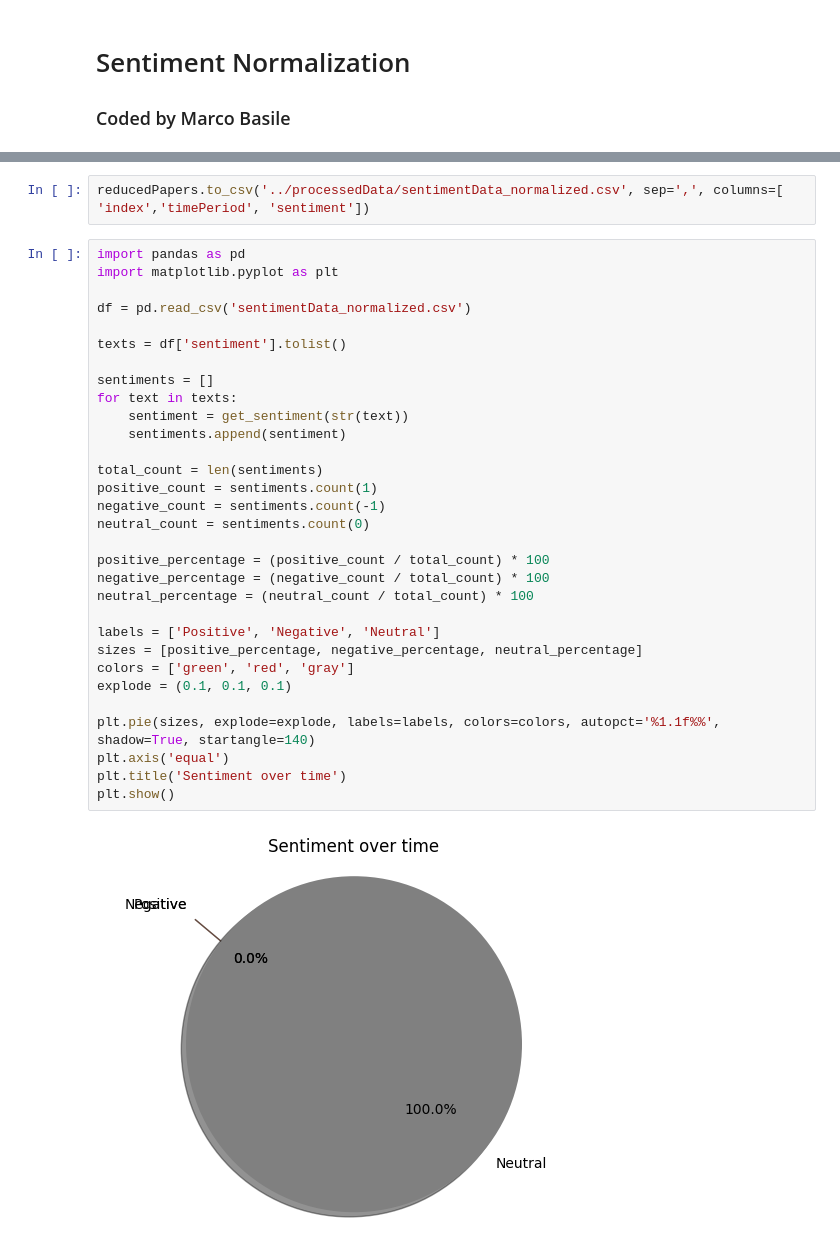
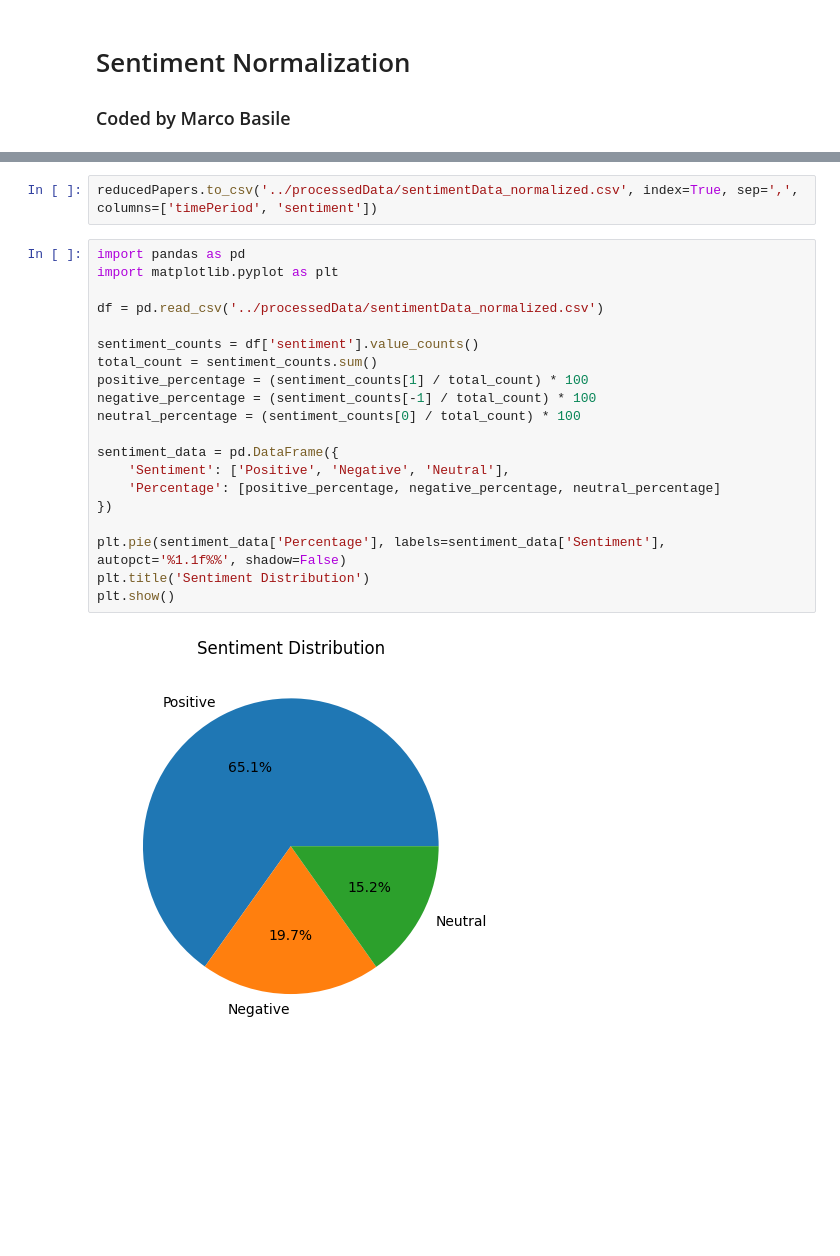
Before and after one commit to Altishofer/HansardSentimentTopicAnalysis, a Jupyter notebook: src/Sentiment_Normalized_MaBa.ipynb, the cells around one changed output, grey strips where cells are left out. Saved outputs shown, nothing was run; the diff lists cells and outputs as text; blank space fills up the shorter version.

```diff
--- a/src/Sentiment_Normalized_MaBa.ipynb
+++ b/src/Sentiment_Normalized_MaBa.ipynb
@@ -88,35 +88,24 @@ reducedPapers.tail()
 # %%
-reducedPapers.to_csv('../processedData/sentimentData_normalized.csv', sep=',', columns=[ 'index','timePeriod', 'sentiment'])
+reducedPapers.to_csv('../processedData/sentimentData_normalized.csv', index=True, sep=',', columns=['timePeriod', 'sentiment'])
 # %%
 import pandas as pd
 import matplotlib.pyplot as plt
 
-df = pd.read_csv('sentimentData_normalized.csv')
+df = pd.read_csv('../processedData/sentimentData_normalized.csv')
 
-texts = df['sentiment'].tolist()
+sentiment_counts = df['sentiment'].value_counts()
+total_count = sentiment_counts.sum()
+positive_percentage = (sentiment_counts[1] / total_count) * 100
+negative_percentage = (sentiment_counts[-1] / total_count) * 100
+neutral_percentage = (sentiment_counts[0] / total_count) * 100
 
-sentiments = []
-for text in texts:
-    sentiment = get_sentiment(str(text))
-    sentiments.append(sentiment)
+sentiment_data = pd.DataFrame({
+    'Sentiment': ['Positive', 'Negative', 'Neutral'],
+    'Percentage': [positive_percentage, negative_percentage, neutral_percentage]
+})
 
-total_count = len(sentiments)
-positive_count = sentiments.count(1)
-negative_count = sentiments.count(-1)
-neutral_count = sentiments.count(0)
-
-positive_percentage = (positive_count / total_count) * 100
-negative_percentage = (negative_count / total_count) * 100
-neutral_percentage = (neutral_count / total_count) * 100
-
-labels = ['Positive', 'Negative', 'Neutral']
-sizes = [positive_percentage, negative_percentage, neutral_percentage]
-colors = ['green', 'red', 'gray']
-explode = (0.1, 0.1, 0.1)
-
-plt.pie(sizes, explode=explode, labels=labels, colors=colors, autopct='%1.1f%%', shadow=True, startangle=140)
-plt.axis('equal')
-plt.title('Sentiment over time')
+plt.pie(sentiment_data['Percentage'], labels=sentiment_data['Sentiment'], autopct='%1.1f%%', shadow=False)
+plt.title('Sentiment Distribution')
 plt.show()
 # %% [output]
-[figure, old version]
+[figure, new version]
```
Also changed, not shown: parts of 7 cells of this notebook, 1 other file.
